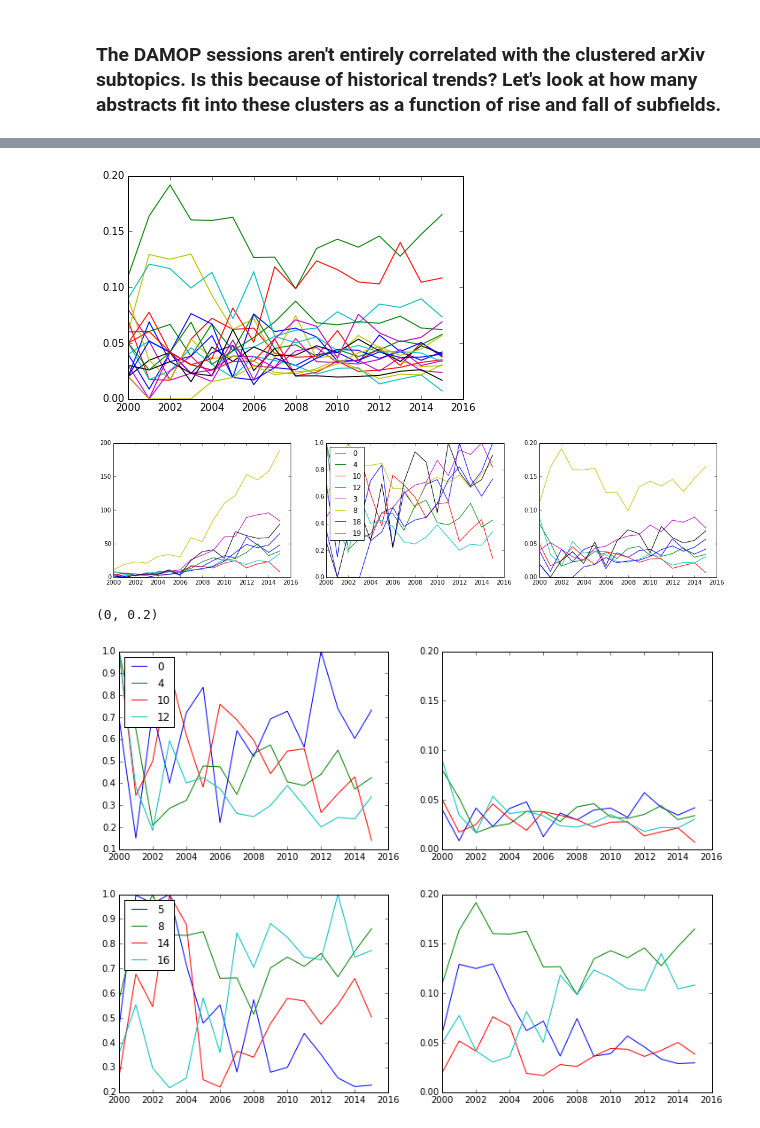
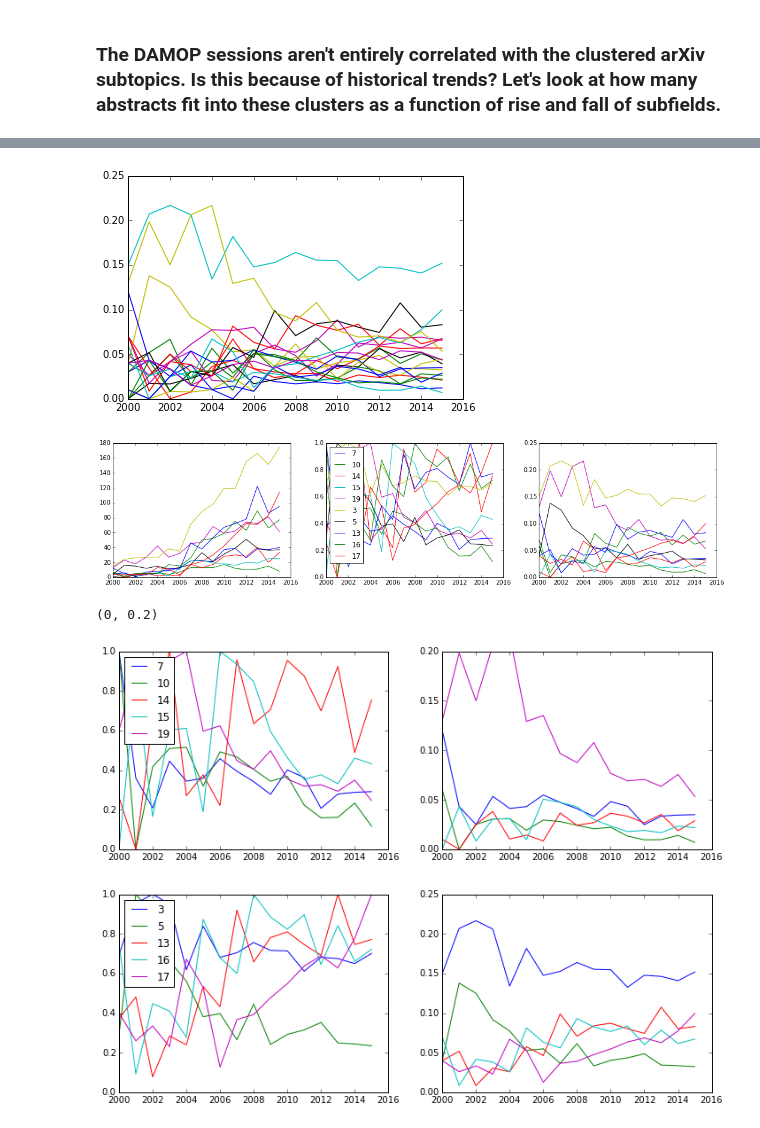
Before and after one commit to michellemiller/whooxive, a Jupyter notebook: analysis/clustering/cluster-atom-ph-trends.ipynb, the cells around one changed output, grey strips where cells are left out. Cells and saved outputs as stored; diff of their text form; code cells hidden in the pictures.

```diff
--- a/analysis/clustering/cluster-atom-ph-trends.ipynb
+++ b/analysis/clustering/cluster-atom-ph-trends.ipynb
@@ -53,7 +53,7 @@ DBsession = sessionmaker(bind=engine)
 session = DBsession()
 # %%
 category_list = sorted(['atom-ph'])
-clf = joblib.load('cluster-atom-ph.pkl')
+clf = joblib.load('cluster-atom-ph-2.pkl')
 # %%
 category_len = len(category_list)
 
@@ -120,9 +120,9 @@ for cluster in cluster_list:
     plt.plot(data_normalized[cluster].keys(), data_normalized[cluster].values(), label=cluster)
 # plt.legend()
 # %% [output]
-[figure, old version]
+[figure, new version]
 # %%
-favorite_clusters = [0, 4, 10, 12] + [3, 8, 18, 19 ]
+favorite_clusters = [7, 10, 14, 15, 19] + [3, 5, 13, 16, 17]
 plt.figure(figsize=(18,4))
 plt.subplot(1,3,1)
 for cluster in favorite_clusters:
@@ -142,9 +142,9 @@ for cluster in favorite_clusters:
              data_normalized[cluster].values(),
              label=cluster)
 # %% [output]
-[figure, old version]
+[figure, new version]
 # %%
-favorite_clusters = [0, 4, 10, 12]
+favorite_clusters = [7, 10, 14, 15, 19]
 plt.figure(figsize=(12,4))
 plt.subplot(1,2,1)
 for cluster in favorite_clusters:
@@ -161,21 +161,21 @@ plt.ylim(0, 0.2)
 # plt.legend(loc=2)
 # %% [output]
 (0, 0.2)
-[figure, old version]
+[figure, new version]
 # %%
 # favorite_clusters = [3, 8, 18, 19 ]
-favorite_clusters = [5, 8, 14, 16]
+favorite_clusters = [3, 5, 13, 16, 17]
 plt.figure(figsize=(12,4))
 plt.subplot(1,2,1)
 for cluster in favorite_clusters:
     plt.plot(data_normalized[cluster].keys(),
              [x/max(data_normalized[cluster].values()) for x in data_normalized[cluster].values()],
              label=cluster)
 plt.legend(loc=2)
 plt.subplot(1,2,2)
 for cluster in favorite_clusters:
     plt.plot(data_normalized[cluster].keys(),
              data_normalized[cluster].values(),
              label=cluster)
 # %% [output]
-[figure, old version]
+[figure, new version]
```
Also changed, not shown: parts of 2 cells of this notebook, 8 other files.
